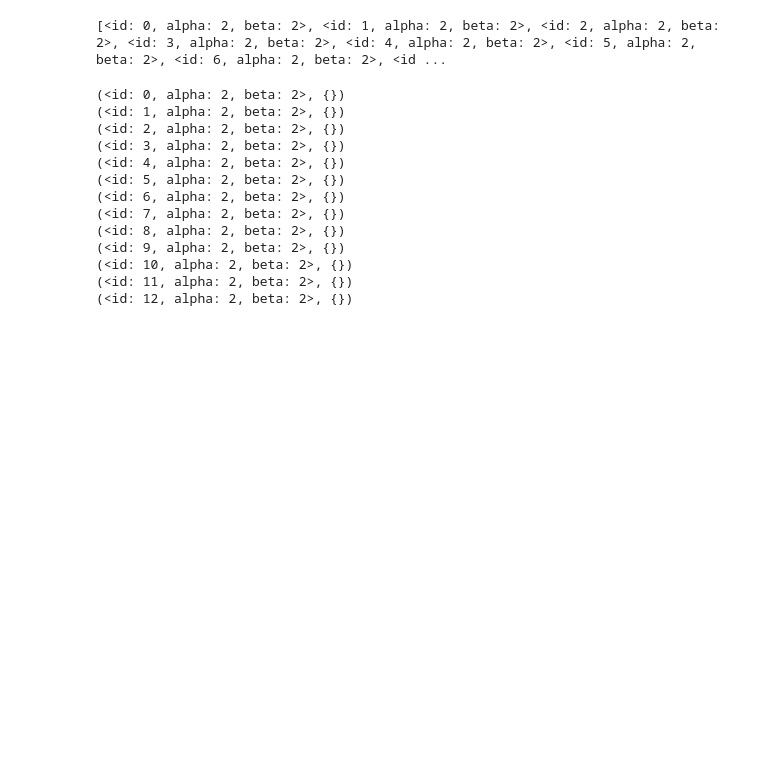
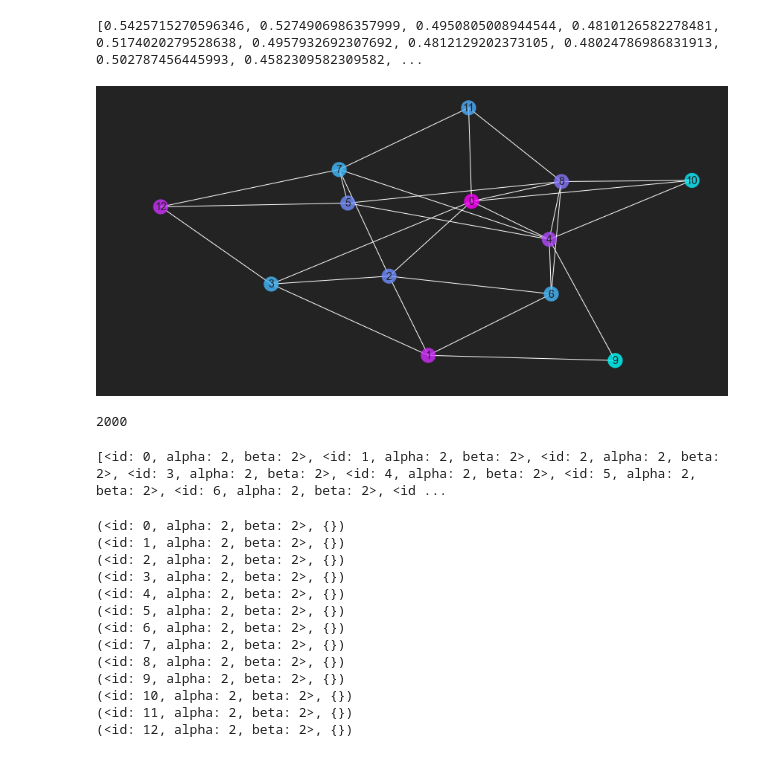
Before and after one commit to mrdevlar/network_choice, a Jupyter notebook: Simulation.ipynb, the cells around one changed output. Saved outputs shown, nothing was run; the diff lists cells and outputs as text; code cells hidden in the pictures; blank space fills up the shorter version.

```diff
--- a/Simulation.ipynb
+++ b/Simulation.ipynb
@@ -105,0 +130,2 @@ sim.draw_network()
+# %%
+sim.run_simulation()
@@ -106,3 +146,12 @@ sim.draw_network()
+# %%
+sim.draw_network()
+# %% [output]
+[0.5425715270596346, 0.5274906986357999, 0.4950805008944544, 0.4810126582278481, 0.5174020279528638, 0.4957932692307692, 0.4812129202373105, 0.48024786986831913, 0.502787456445993, 0.4582309582309582, ...
+[figure, added]
+# %%
+len(sim.avg_mode)
+# %% [output]
+2000
 # %%
 nodes = [u for (u,d) in sim.graph.nodes(data=True)]
 print(nodes)
```
Also changed, not shown: parts of 10 cells of this notebook.
